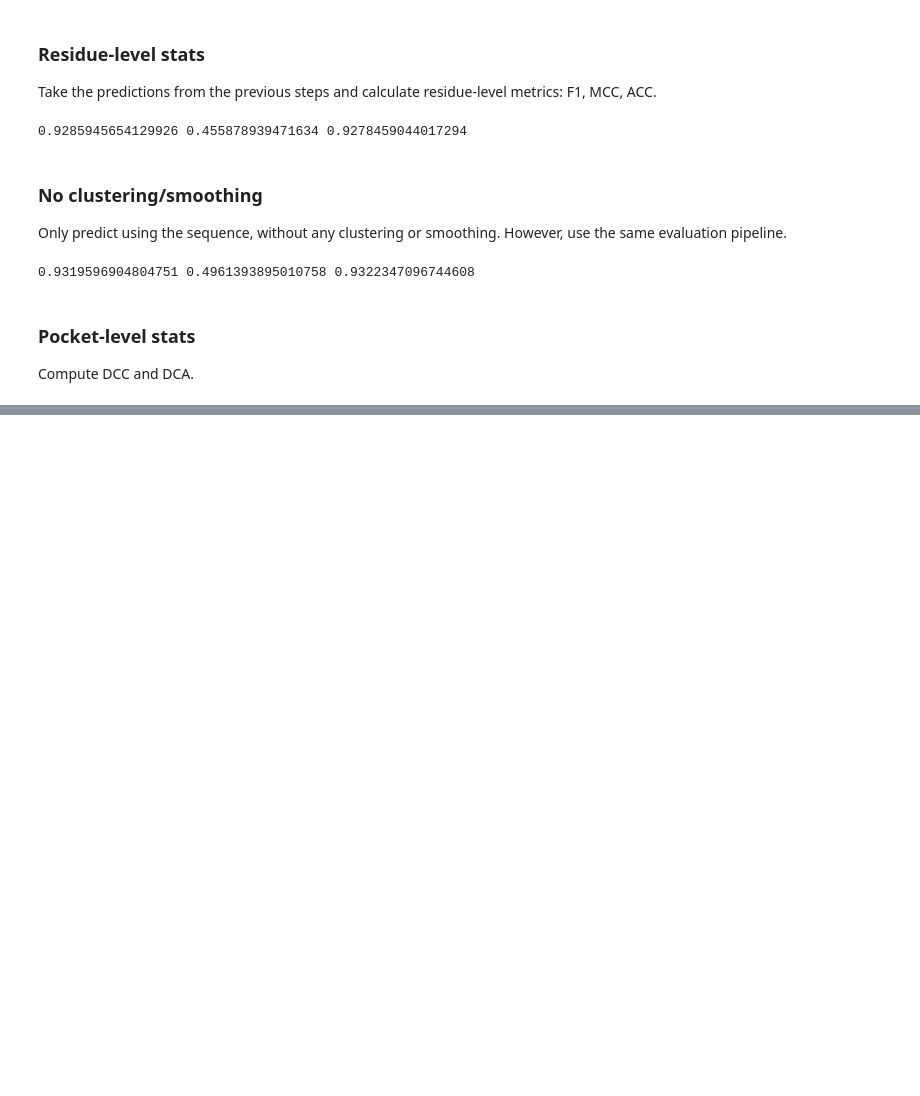
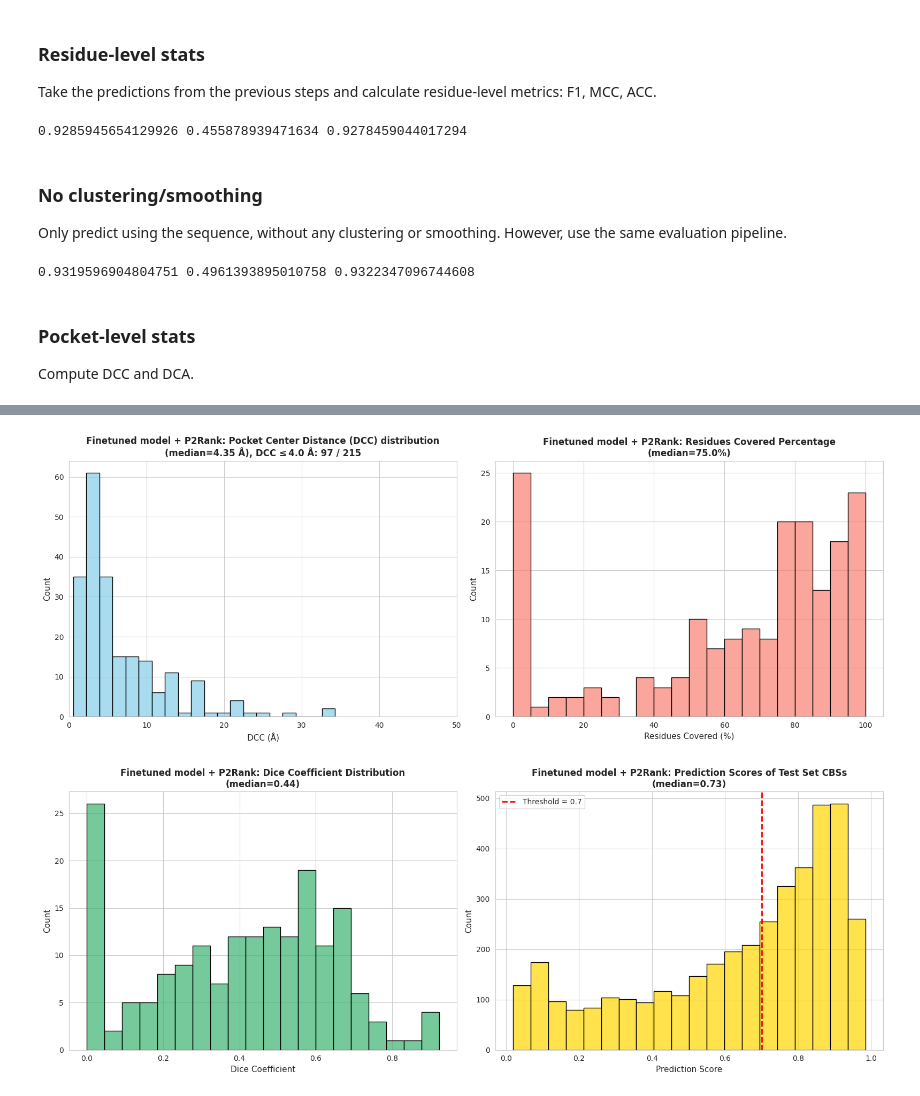
Before and after one commit to skrhakv/seq2pocket, a Jupyter notebook: src/B-evaluate-cryptoshow/pocket-level-evaluation.ipynb, the cells around one changed output, grey strips where cells are left out. Drawn from its saved outputs; the diff is of its cells as text; code cells hidden in the pictures; blank space fills up the shorter version.

```diff
--- a/src/B-evaluate-cryptoshow/pocket-level-evaluation.ipynb
+++ b/src/B-evaluate-cryptoshow/pocket-level-evaluation.ipynb
@@ -455,0 +392,26 @@ print_plots()
+# %%
+import pickle
+cryptic_binding_residues, sequences = eval_utils.read_test_binding_residues()
+
+with open('/home/skrhakv/cryptoshow-analysis/data/B-evaluate-cryptoshow/predicted_pockets_p2rank.pkl', 'rb') as f:
+    p2rank_predictions = pickle.load(f)
+    # reformat in order to have the same format as predicted_binding_sites - dictionary of numpy arrays
+    p2rank_predictions = {key:[np.array([int(ii[1:]) for ii in i]) for i in predicted_pockets] for key, predicted_pockets in p2rank_predictions.items()}
+
+merged_predictions = {}
+for protein_id in sequences.keys():
+    merged_predictions[protein_id] = []
+    # add finetuned model predictions
+    for binding_sites in predicted_binding_sites[protein_id]:
+        merged_predictions[protein_id].append(binding_sites)
+    # add p2rank predictions
+    for binding_sites in p2rank_predictions[protein_id]:
+        merged_predictions[protein_id].append(binding_sites)
+# %%
+DCCs, coverages, dice_coefficients, binding_prediction_scores, number_of_pockets = eval_utils.compute_pocket_level_metrics(cryptic_binding_residues, merged_predictions, prediction_scores, COORDINATES_DIR)
+
+MODEL = 'Finetuned model + P2Rank'
+eval_utils.print_plots(DCCs, coverages, dice_coefficients, binding_prediction_scores, number_of_pockets, MODEL)
+# %% [output]
+[figure, added]
+[figure, added]
```
Also changed, not shown: parts of 4 cells of this notebook, 1 other file.
